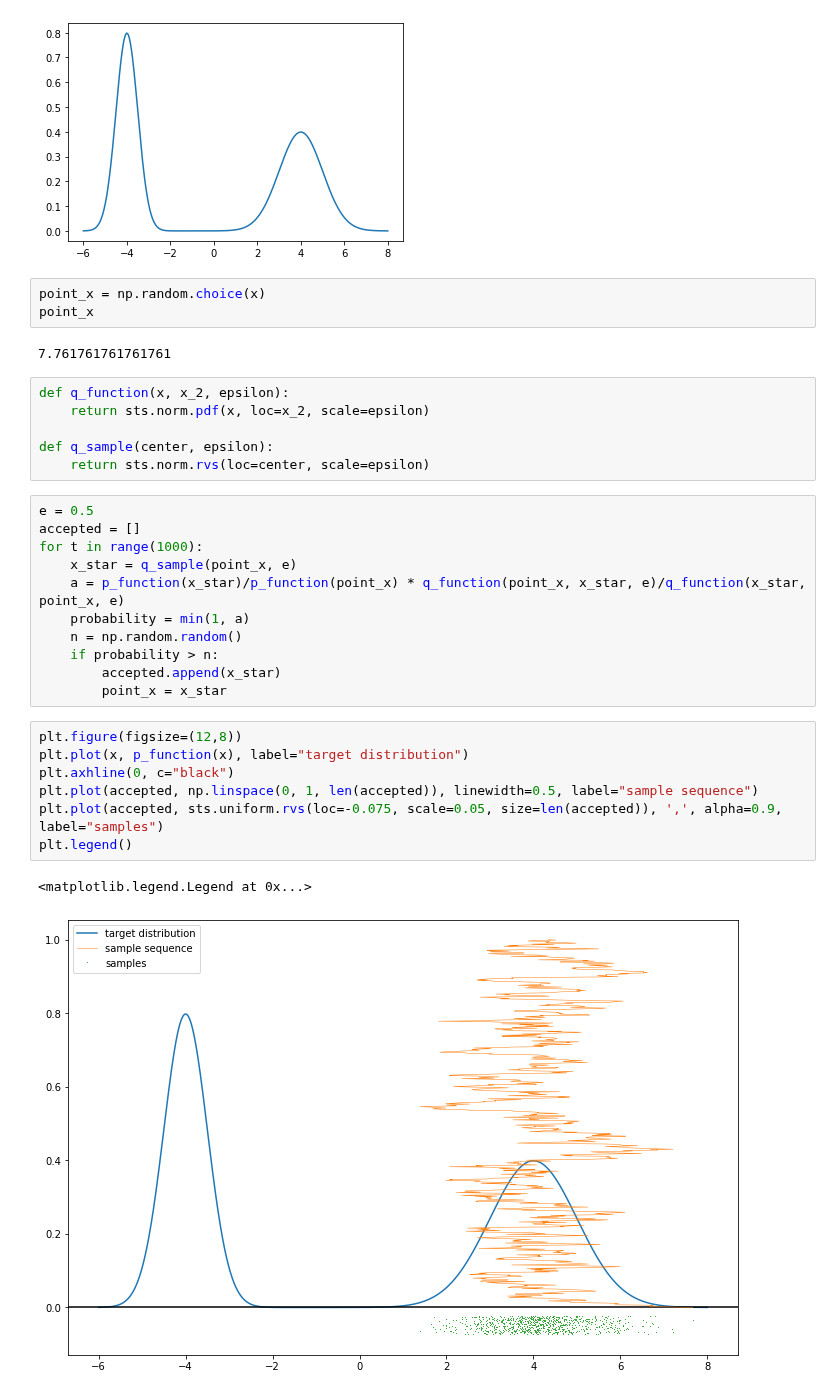
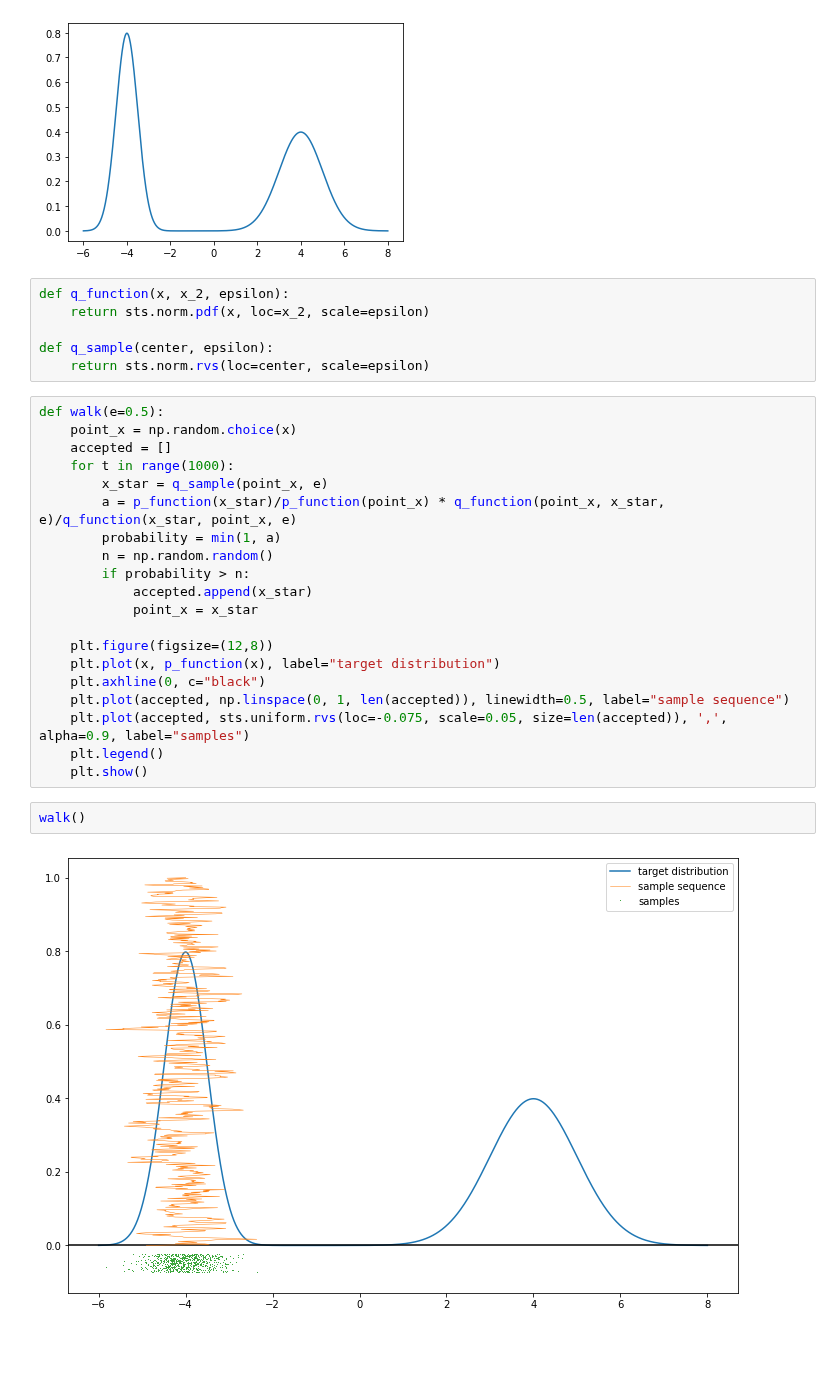
Before and after one commit to Inventrohyder/cs146, a Jupyter notebook: 13.2/notebook.ipynb, the cells around one changed output. Saved outputs shown, nothing was run; the diff lists cells and outputs as text; blank space fills up the shorter version.

```diff
--- a/13.2/notebook.ipynb
+++ b/13.2/notebook.ipynb
@@ -12,11 +12,6 @@ plt.plot(x, p_function(x))
 # %% [output]
 [<matplotlib.lines.Line2D at 0x...>]
 [figure]
-# %%
-point_x = np.random.choice(x)
-point_x
-# %% [output]
-7.761761761761761
 # %%
 def q_function(x, x_2, epsilon):
     return sts.norm.pdf(x, loc=x_2, scale=epsilon)
@@ -24,23 +19,26 @@ def q_function(x, x_2, epsilon):
 def q_sample(center, epsilon):
     return sts.norm.rvs(loc=center, scale=epsilon)
 # %%
-e = 0.5
-accepted = []
-for t in range(1000):
-    x_star = q_sample(point_x, e)
-    a = p_function(x_star)/p_function(point_x) * q_function(point_x, x_star, e)/q_function(x_star, point_x, e)
-    probability = min(1, a)
-    n = np.random.random()
-    if probability > n:
-        accepted.append(x_star)
-        point_x = x_star
+def walk(e=0.5):
+    point_x = np.random.choice(x)
+    accepted = []
+    for t in range(1000):
+        x_star = q_sample(point_x, e)
+        a = p_function(x_star)/p_function(point_x) * q_function(point_x, x_star, e)/q_function(x_star, point_x, e)
+        probability = min(1, a)
+        n = np.random.random()
+        if probability > n:
+            accepted.append(x_star)
+            point_x = x_star
+
+    plt.figure(figsize=(12,8))
+    plt.plot(x, p_function(x), label="target distribution")
+    plt.axhline(0, c="black")
+    plt.plot(accepted, np.linspace(0, 1, len(accepted)), linewidth=0.5, label="sample sequence")
+    plt.plot(accepted, sts.uniform.rvs(loc=-0.075, scale=0.05, size=len(accepted)), ',', alpha=0.9, label="samples")
+    plt.legend()
+    plt.show()
-# %%
-plt.figure(figsize=(12,8))
-plt.plot(x, p_function(x), label="target distribution")
-plt.axhline(0, c="black")
-plt.plot(accepted, np.linspace(0, 1, len(accepted)), linewidth=0.5, label="sample sequence")
-plt.plot(accepted, sts.uniform.rvs(loc=-0.075, scale=0.05, size=len(accepted)), ',', alpha=0.9, label="samples")
-plt.legend()
-# %% [output]
-<matplotlib.legend.Legend at 0x...>
-[figure, removed]
+# %%
+walk()
+# %% [output]
+[figure, added]
```
Also changed, not shown: parts of 3 cells of this notebook.
